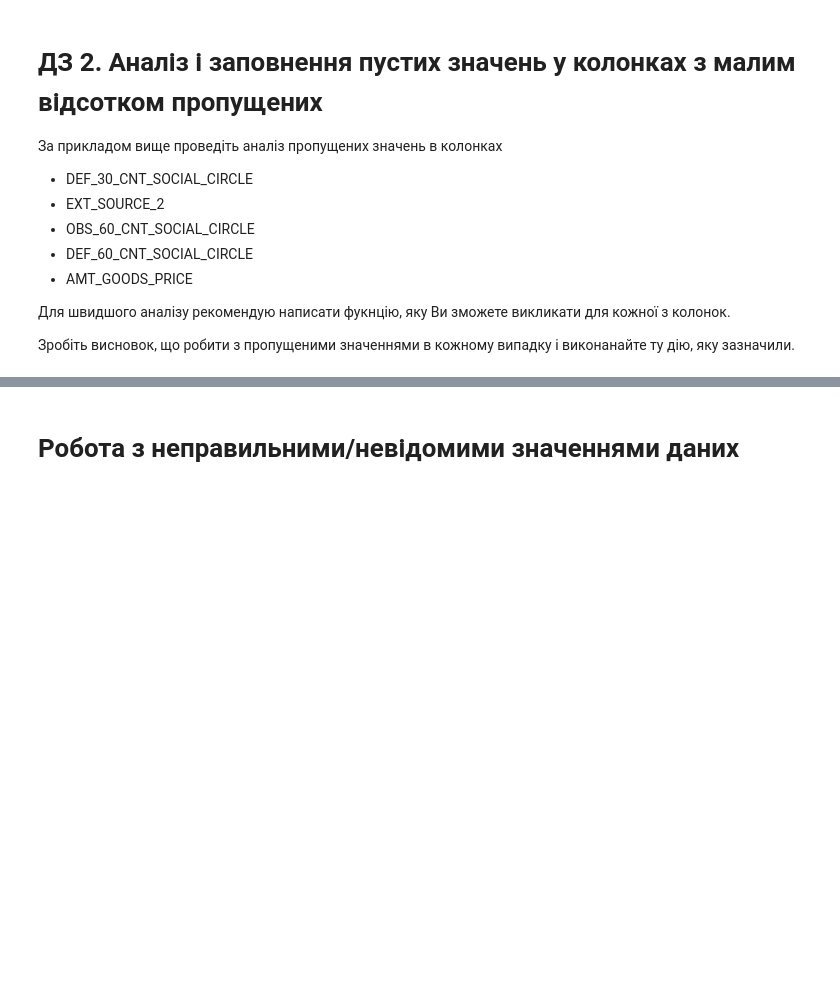
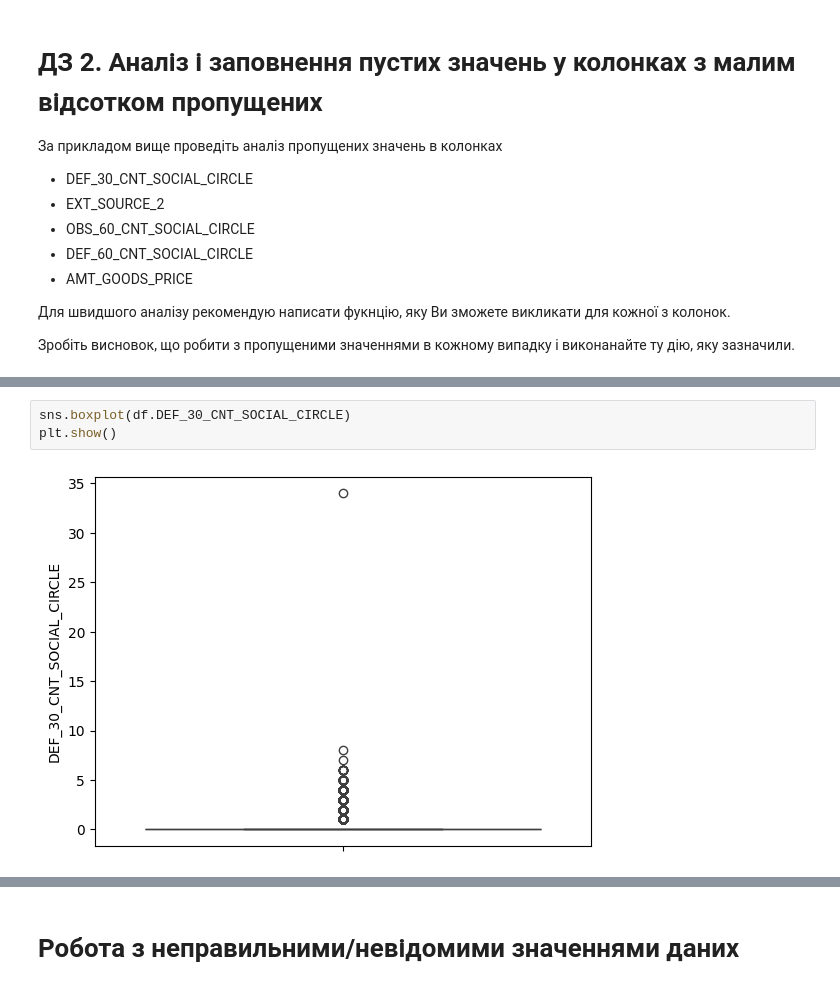
Before and after one commit to nikishkaaa/ML-Course, a Jupyter notebook: 1_Credit_EDA.ipynb, the cells around one changed output, grey strips where cells are left out. Cells and saved outputs as stored; diff of their text form; blank space fills up the shorter version.

```diff
--- a/1_Credit_EDA.ipynb
+++ b/1_Credit_EDA.ipynb
@@ -893,0 +919,5 @@ df['OBS_30_CNT_SOCIAL_CIRCLE'].fillna(df['OBS_30_CNT_SOCIAL_CIRCLE'].median(), i
+# %%
+sns.boxplot(df.DEF_30_CNT_SOCIAL_CIRCLE)
+plt.show()
+# %% [output]
+[figure, added]
```
Also changed, not shown: parts of 19 cells of this notebook.
